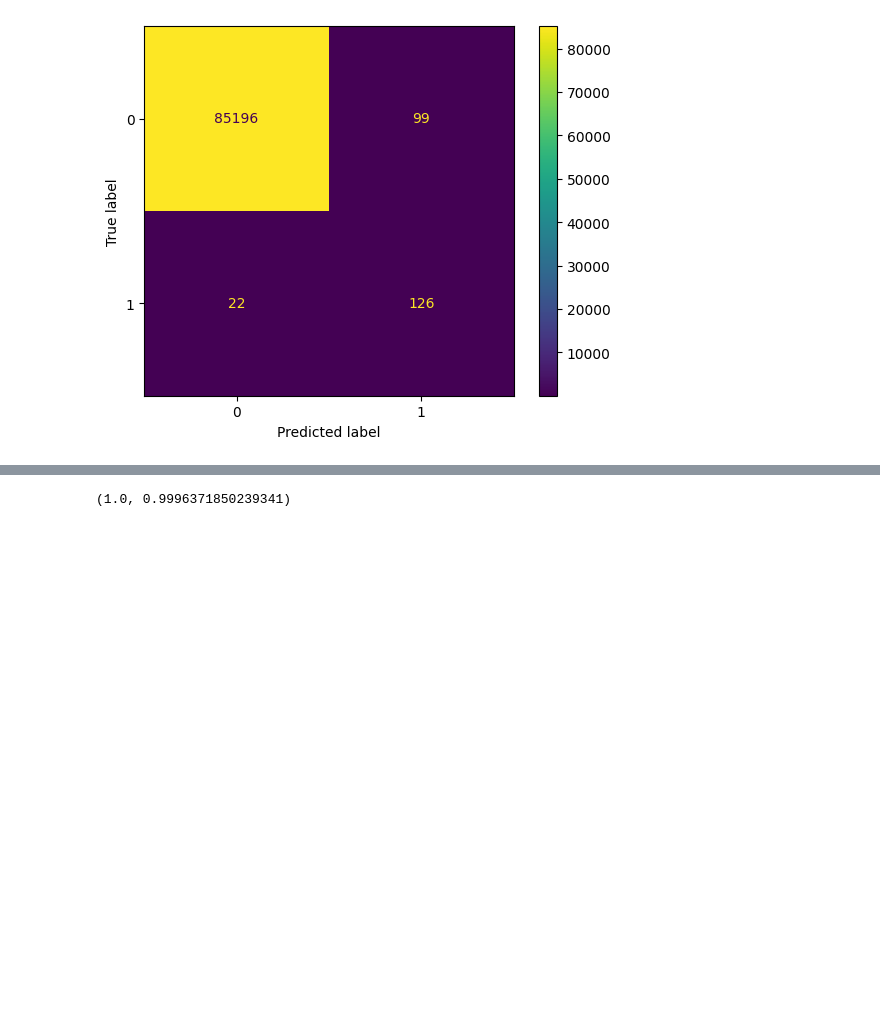
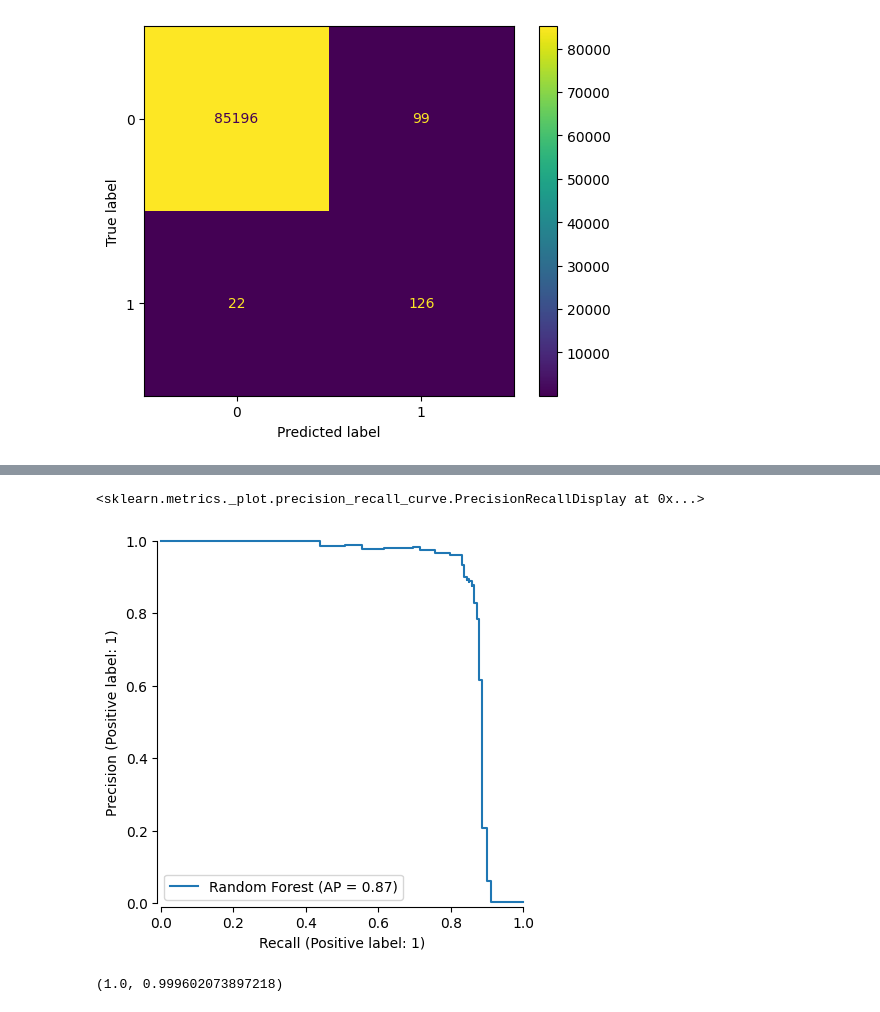
Before and after one commit to MehrdadSamadishadlou/kaggle_Credit_Card_Fraud_Detection, a Jupyter notebook: FraudDetection.ipynb, the cells around one changed output, grey strips where cells are left out. Drawn from its saved outputs; the diff is of its cells as text; code cells hidden in the pictures; blank space fills up the shorter version.

```diff
--- a/FraudDetection.ipynb
+++ b/FraudDetection.ipynb
@@ -166,3 +170,8 @@ cfx.plot()
 weighted avg       1.00      1.00      1.00     85443
 <sklearn.metrics._plot.confusion_matrix.ConfusionMatrixDisplay at 0x...>
 [figure]
+# %%
+PrecisionRecallDisplay.from_estimator(RF, X_test, y_test, name="Random Forest", despine=True)
+# %% [output]
+<sklearn.metrics._plot.precision_recall_curve.PrecisionRecallDisplay at 0x...>
+[figure, added]
@@ -169,8 +184,8 @@ weighted avg       1.00      1.00      1.00     85443
 # %%
-XGB=xgb.XGBClassifier(eval_metric='aucpr', scale_pos_weight=ratio, n_estimators=267)
+XGB=xgb.XGBClassifier(eval_metric='aucpr', scale_pos_weight=ratio)
 XGB.fit(X_train, y_train)
 XGB.score(X_train, y_train), XGB.score(X_test, y_test)
 # %% [output]
-(1.0, 0.9996371850239341)
+(1.0, 0.999602073897218)
 # %%
 y_pred=XGB.predict(X_test)
```
Also changed, not shown: parts of 25 cells of this notebook, 1 other file.
